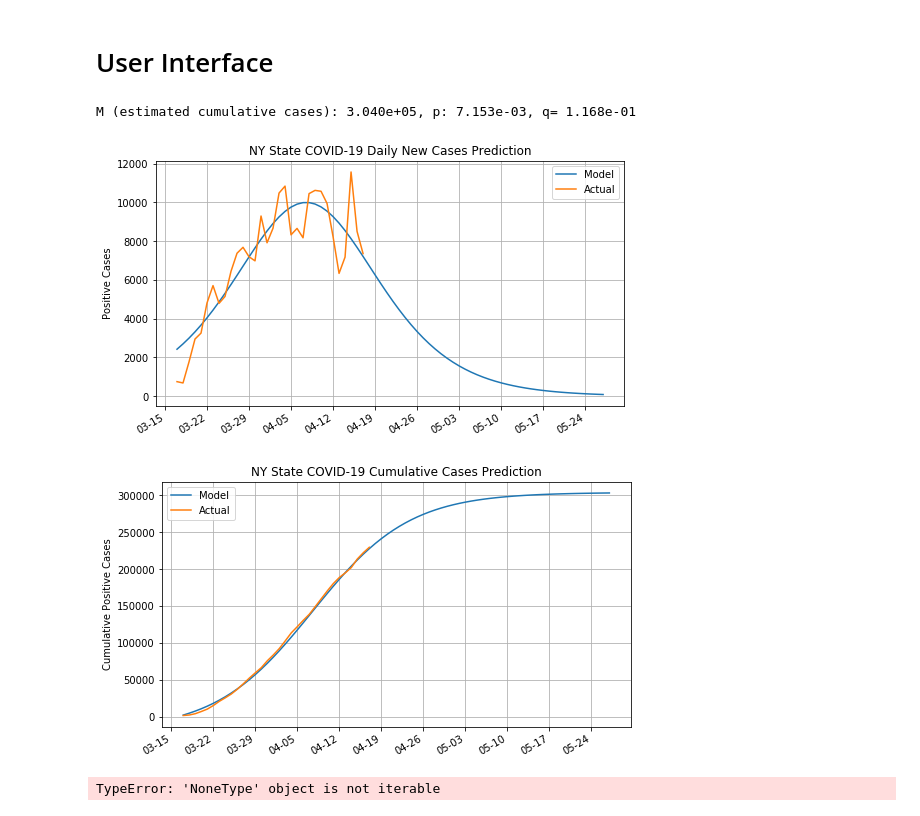
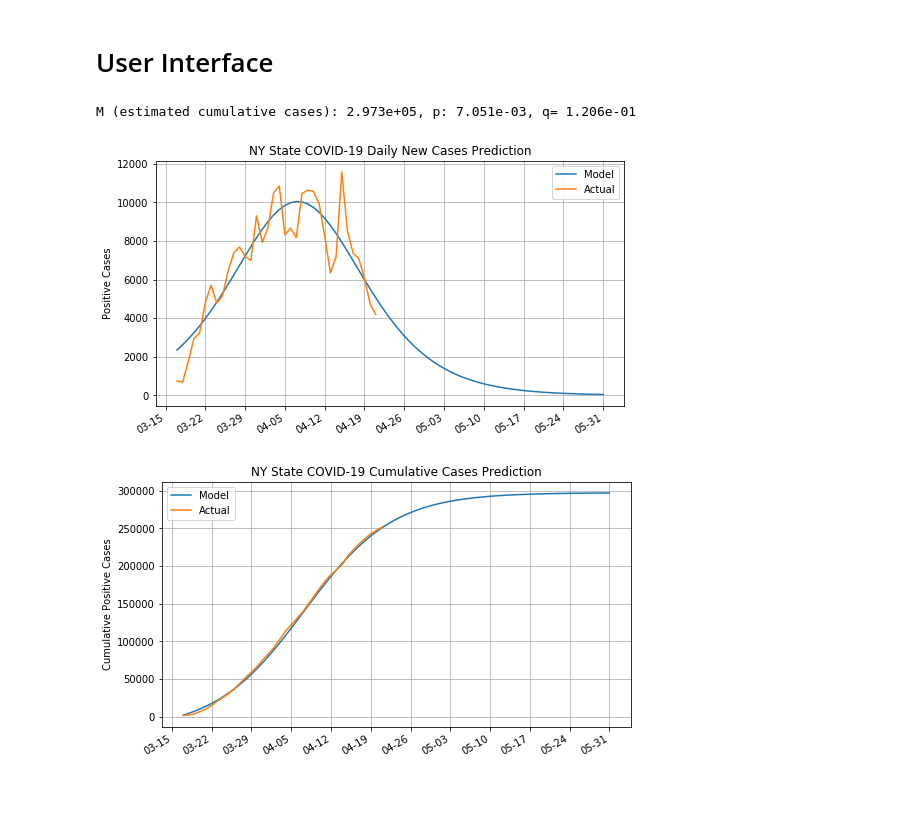
Before and after one commit to kl884/COVID-19-Test-Positive-Rate, a Jupyter notebook: python/COVID-19 Test Positive Rate.ipynb, the cells around one changed output. Cells and saved outputs as stored; diff of their text form; code cells hidden in the pictures.

```diff
--- a/python/COVID-19 Test Positive Rate.ipynb
+++ b/python/COVID-19 Test Positive Rate.ipynb
@@ -313,12 +313,10 @@ def state_model(df, state, bass_df= False):
         plt.show()
 # %% [markdown]
 # User Interface
-# %%
-bass_df, varfinal= state_model(df, 'NY')
-bass_df.head(40)
-# %% [output]
-M (estimated cumulative cases): 3.040e+05, p: 7.153e-03, q= 1.168e-01
-[figure, removed]
-[figure, removed]
-TypeError: 'NoneType' object is not iterable
+# %%
+state_model(df, 'NY')
+# %% [output]
+M (estimated cumulative cases): 2.973e+05, p: 7.051e-03, q= 1.206e-01
+[figure, added]
+[figure, added]
 # %%
```
Also changed, not shown: parts of 6 cells of this notebook, 3 other files.
